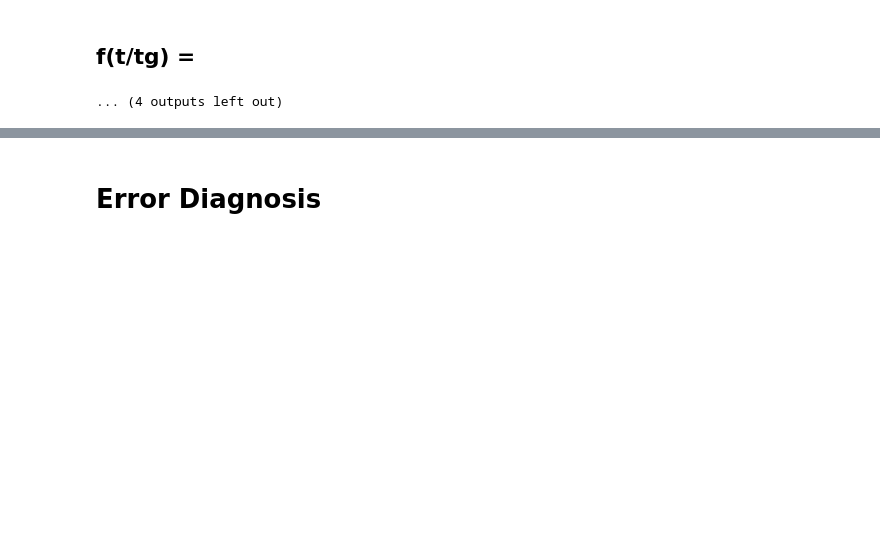
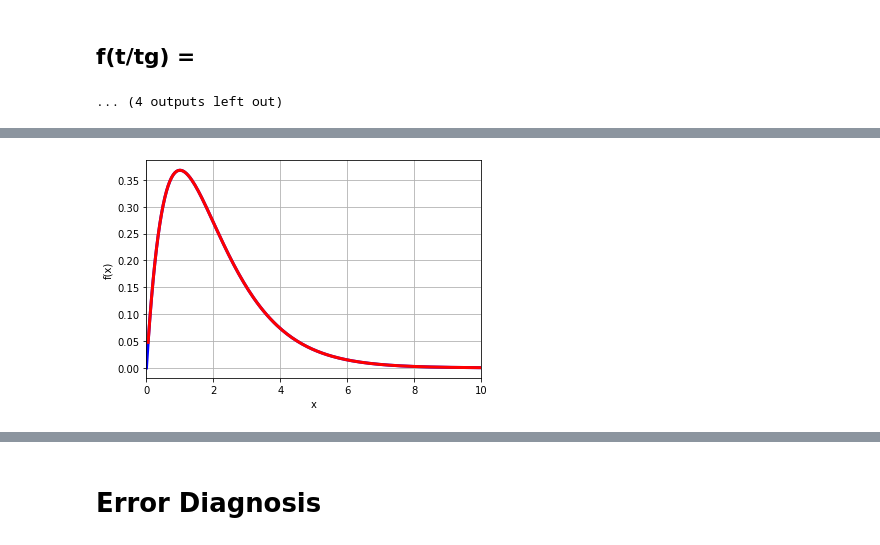
Before and after one commit to ryerrabelli/Yerrabelli-Spector-Poroelastic-Model-Code, a Jupyter notebook: src/ModelInversions.ipynb, the cells around one changed output, grey strips where cells are left out. Saved outputs shown, nothing was run; the diff lists cells and outputs as text; code cells hidden in the pictures; blank space fills up the shorter version.

```diff
--- a/src/ModelInversions.ipynb
+++ b/src/ModelInversions.ipynb
@@ -1408,0 +1445,19 @@ f(t/tg) =
+# %%
+# https://mpmath.org/doc/current/calculus/inverselaplace.html#manual-approach
+
+
+#times = np.array([0.001, 0.01, 0.1, 1, 10])
+times = np.linspace(0.01,10,100, endpoint=True)
+Fs = np.frompyfunc( (lambda s: 1/(s+1)**2), 1, 1)
+ft = np.frompyfunc( (lambda t: t*mp.exp(-t)), 1, 1)
+analytic_vals = ft(times)
+
+inversion_methods = ["deHoog", "talbot", "stehfest"]
+mp_invertlaplace = np.vectorize(mp.invertlaplace, excluded=["method"])
+
+df=pd.DataFrame({"t":times, "f(t)":analytic_vals,
+              **{method:mp_invertlaplace(Fs,times,method=method) for method in inversion_methods}
+              })
+for method in inversion_methods:
+    df[f"{method}Error"] = df[method]/df["f(t)"] - 1 # (df[method] - df["f(t)"])/df["f(t)"]
+#display(df)
@@ -1408,0 +1466,4 @@ f(t/tg) =
+# %%
+method = "deHoog"
+mp.plot( [ ft, (lambda t: mp.invertlaplace(Fs,t,method=method))],[0,np.max(df["t"])])
+# %% [output]
@@ -1408,0 +1471 @@ f(t/tg) =
+[figure, added]
```
Also changed, not shown: parts of 17 cells of this notebook, 5 other files.
